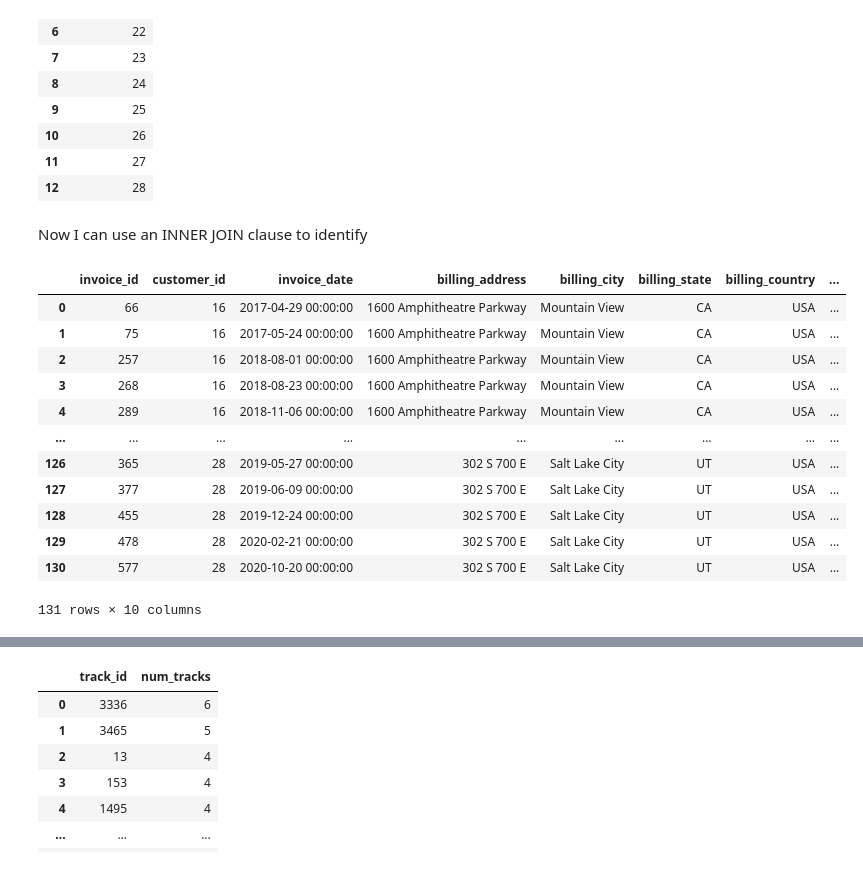
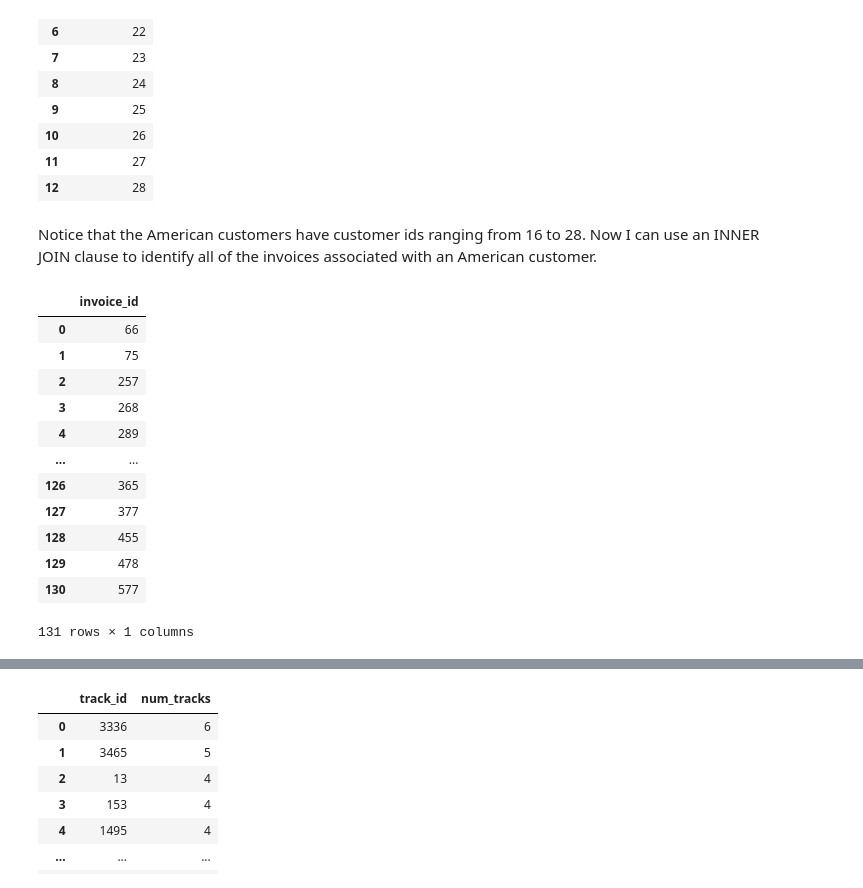
Before and after one commit to qnchenry-q/Music_Store_SQLite, a Jupyter notebook: SQL_For_Music_Store.ipynb, the cells around one changed output, grey strips where cells are left out. Saved outputs shown, nothing was run; the diff lists cells and outputs as text; code cells hidden in the pictures.

Commit message:
just before work on final query

```diff
--- a/SQL_For_Music_Store.ipynb
+++ b/SQL_For_Music_Store.ipynb
@@ -83,26 +83,26 @@ run_command('''CREATE VIEW americans
                WHERE country = 'USA'
 
 ''')
-# %% [markdown]
-Now I can use an INNER JOIN clause to identify
+# %% [markdown]
+Notice that the American customers have customer ids ranging from 16 to 28. Now I can use an INNER JOIN clause to identify all of the invoices associated with an American customer.
 # %%
-run_query('''SELECT *
+run_query('''SELECT invoice_id
              FROM invoice
              INNER JOIN americans
              ON invoice.customer_id = americans.customer_id
 
 ''')
 # %% [output]
-|  | invoice_id | customer_id | invoice_date | billing_address | billing_city | billing_state | billing_country | ... |
-| 0 | 66 | 16 | 2017-04-29 00:00:00 | 1600 Amphitheatre Parkway | Mountain View | CA | USA | ... |
-| 1 | 75 | 16 | 2017-05-24 00:00:00 | 1600 Amphitheatre Parkway | Mountain View | CA | USA | ... |
-| 2 | 257 | 16 | 2018-08-01 00:00:00 | 1600 Amphitheatre Parkway | Mountain View | CA | USA | ... |
-| 3 | 268 | 16 | 2018-08-23 00:00:00 | 1600 Amphitheatre Parkway | Mountain View | CA | USA | ... |
-| 4 | 289 | 16 | 2018-11-06 00:00:00 | 1600 Amphitheatre Parkway | Mountain View | CA | USA | ... |
-| ... | ... | ... | ... | ... | ... | ... | ... | ... |
-| 126 | 365 | 28 | 2019-05-27 00:00:00 | 302 S 700 E | Salt Lake City | UT | USA | ... |
-| 127 | 377 | 28 | 2019-06-09 00:00:00 | 302 S 700 E | Salt Lake City | UT | USA | ... |
-| 128 | 455 | 28 | 2019-12-24 00:00:00 | 302 S 700 E | Salt Lake City | UT | USA | ... |
-| 129 | 478 | 28 | 2020-02-21 00:00:00 | 302 S 700 E | Salt Lake City | UT | USA | ... |
-| 130 | 577 | 28 | 2020-10-20 00:00:00 | 302 S 700 E | Salt Lake City | UT | USA | ... |
+|  | invoice_id |
+| 0 | 66 |
+| 1 | 75 |
+| 2 | 257 |
+| 3 | 268 |
+| 4 | 289 |
+| ... | ... |
+| 126 | 365 |
+| 127 | 377 |
+| 128 | 455 |
+| 129 | 478 |
+| 130 | 577 |
-131 rows × 10 columns
+131 rows × 1 columns
```
Also changed, not shown: parts of 29 cells of this notebook, 2 other files.
